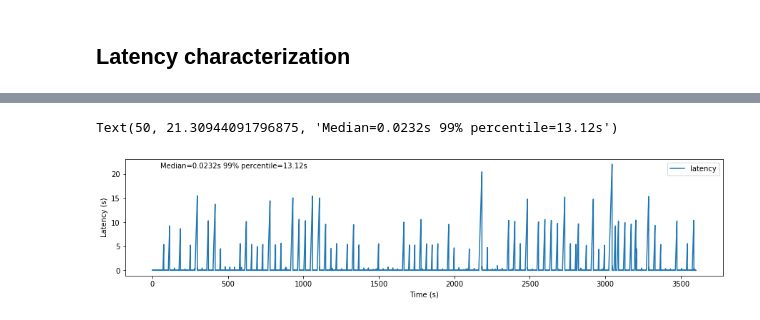
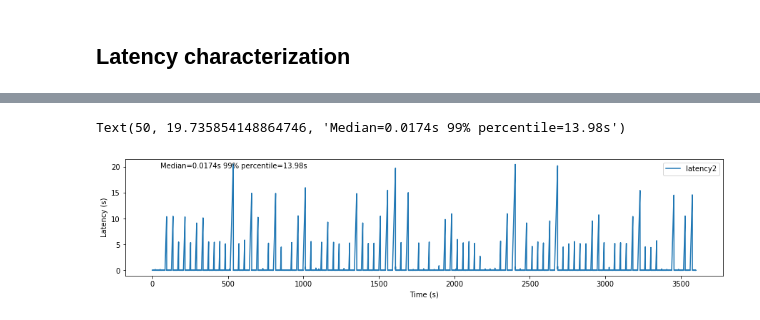
Before and after one commit to lsst-sqre/system-test, a Jupyter notebook: experiments/efd/EFD_latency_characterization.ipynb, the cells around one changed output, grey strips where cells are left out. Cells and saved outputs as stored; diff of their text form; code cells hidden in the pictures.

Commit message:
Add the private_kafkaStamp in the latency characterization

```diff
--- a/experiments/efd/EFD_latency_characterization.ipynb
+++ b/experiments/efd/EFD_latency_characterization.ipynb
@@ -33,7 +33,7 @@ The following timestamps are available (the order reflects the actual message fl
 # %%
 def get_timestamps(topic, past='1h'):
 
-    query = 'SELECT "private_sndStamp" FROM "{}\"."autogen"."{}" where time > now()-{}'
+    query = 'SELECT "private_sndStamp", "private_kafkaStamp" FROM "{}\"."autogen"."{}" where time > now()-{}'
     params={'q': query.format(INFLUXDB_DATABASE, topic, past), 'epoch': 'ms', 'chunked': '200000', 'u': USERNAME, 'p': PASSWORD}
 
     r = requests.post(url=INFLUXDB_API_URL + "/query", params=params)
@@ -53,6 +53,16 @@ df.head()
 # %% [markdown]
 ## Latency and time in seconds
-# %%
-df['latency'] = (df['time'] - df['private_sndStamp']*1000)/1000
-df['time_seconds'] = (df['time']-df['time'][0])/1000
+# %%
+
+# Latency between SAL Kafka Producer and SAL
+df['latency1'] = (df['private_kafkaStamp'] - df['private_sndStamp'])
+
+# Latency between InfluxDB and SAL Kafka Producer, take into account the difference between UTC and TAI
+df['latency2'] = df['time']/1000 - df['private_kafkaStamp'] + 37
+
+# Total latency, take into account the differece between UTC and TAI
+df['latency_total'] = df['time']/1000 - df['private_sndStamp'] + 37
+
+
+df['time_seconds'] = (df['time']-df['time'][0])/1000
 # %% [markdown]
@@ -63,8 +81,11 @@ quantile99 = df.latency.quantile(.99)
 # %%
-p = df.plot(x='time_seconds', y='latency', figsize=(15,3))
+median = df.latency2.median()
+quantile99 = df.latency2.quantile(.99)
+
+p = df.plot(x='time_seconds', y='latency2', figsize=(15,3))
 p.set_xlabel("Time (s)")
 p.set_ylabel("Latency (s)")
-p.text(50,df.latency.max()-0.75,"Median={:.4f}s 99% percentile={:.2f}s".format(median, quantile99))
+p.text(50,df.latency2.max()-0.75,"Median={:.4f}s 99% percentile={:.2f}s".format(median, quantile99))
 # %% [output]
-Text(50, 21.30944091796875, 'Median=0.0232s 99% percentile=13.12s')
+Text(50, 19.735854148864746, 'Median=0.0174s 99% percentile=13.98s')
-[figure, old version]
+[figure, new version]
```
Also changed, not shown: parts of 5 cells of this notebook.
